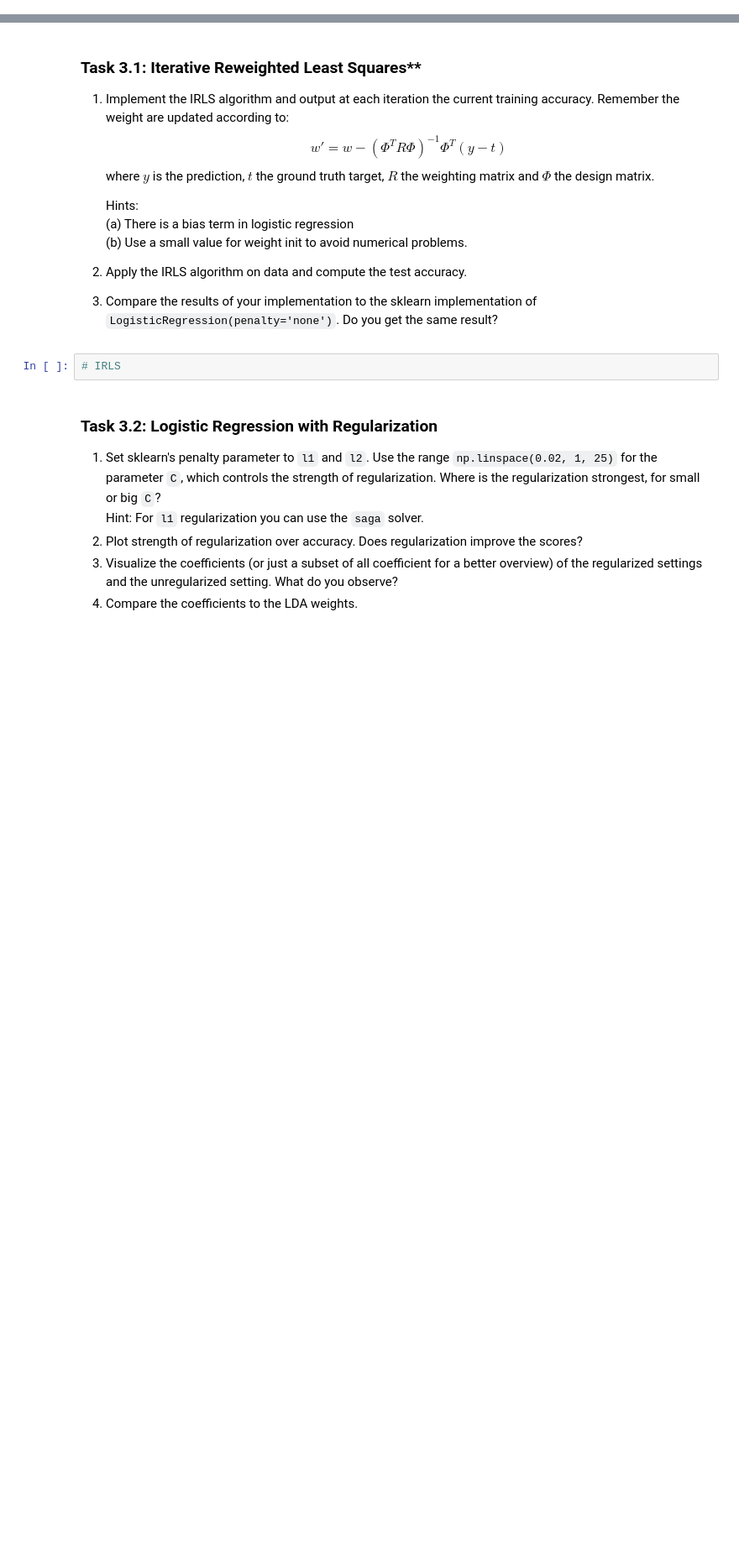
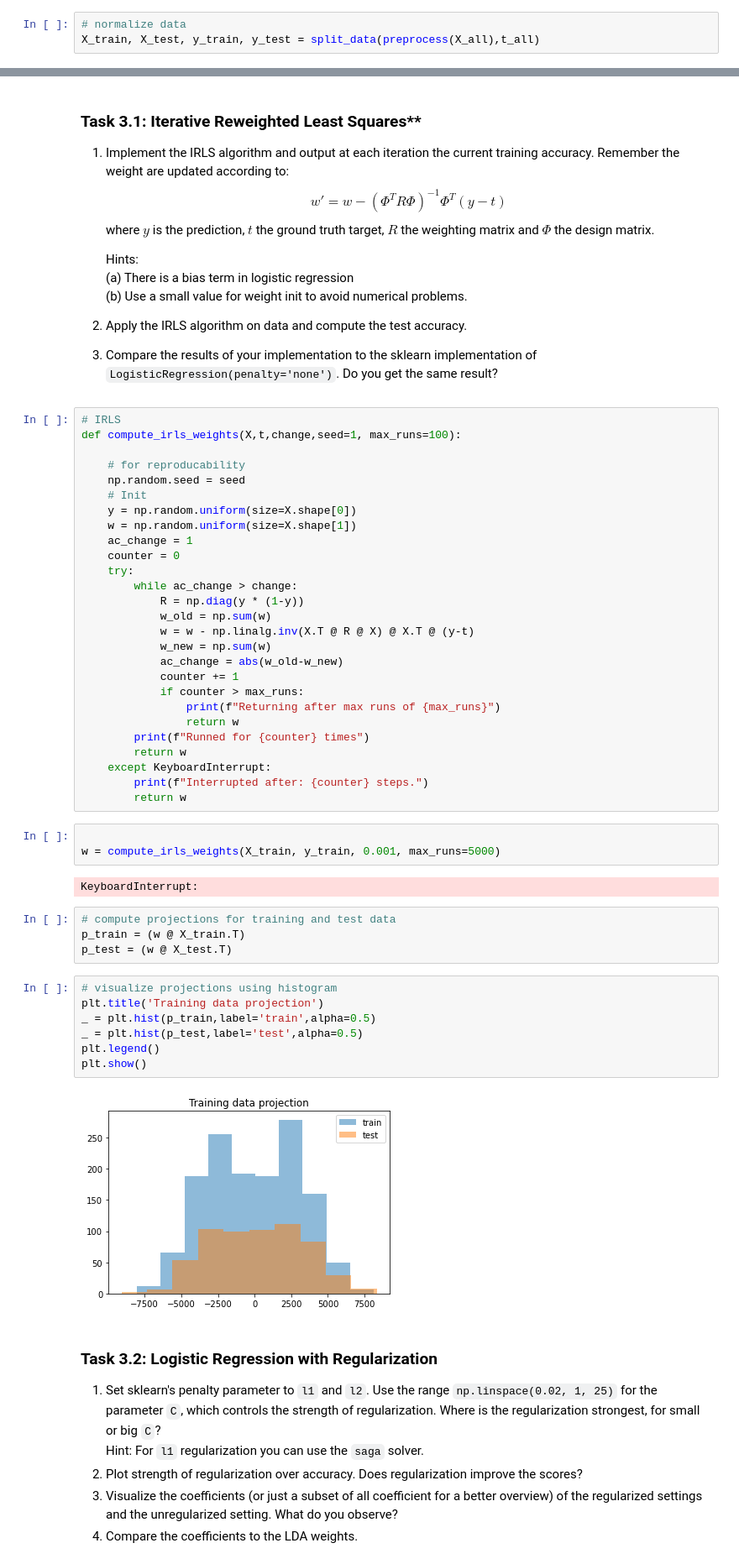
Before and after one commit to simonblaue/Master, a Jupyter notebook: Machine Learning/Practical 2/2_[NAME1]_[NAME2]_[NAME3].ipynb, the cells around one changed output, grey strips where cells are left out. Shown at 84% size. Drawn from its saved outputs; the diff is of its cells as text; blank space fills up the shorter version.

```diff
--- a/Machine Learning/Practical 2/2_[NAME1]_[NAME2]_[NAME3].ipynb
+++ b/Machine Learning/Practical 2/2_[NAME1]_[NAME2]_[NAME3].ipynb
@@ -343,0 +334,3 @@ Make sure the data has has zero mean and variance 1 per feature.
+# %%
+# normalize data
+X_train, X_test, y_train, y_test = split_data(preprocess(X_all),t_all)
@@ -355,8 +351,51 @@ where $y$ is the prediction, $t$ the ground truth target, $R$ the weighting matr
 
 2. Apply the IRLS algorithm on data and compute the test accuracy.
 3. Compare the results of your implementation to the sklearn implementation of `LogisticRegression(penalty='none')`. Do you get the same result?
-# %%
-# IRLS
+# %%
+# IRLS
+def compute_irls_weights(X,t,change,seed=1, max_runs=100):
+
+    # for reproducability
+    np.random.seed = seed
+    # Init
+    y = np.random.uniform(size=X.shape[0])
+    w = np.random.uniform(size=X.shape[1])
+    ac_change = 1
+    counter = 0
+    try:
+        while ac_change > change:
+            R = np.diag(y * (1-y))
+            w_old = np.sum(w)
+            w = w - np.linalg.inv(X.T @ R @ X) @ X.T @ (y-t)
+            w_new = np.sum(w)
+            ac_change = abs(w_old-w_new)
+            counter += 1
+            if counter > max_runs:
+                print(f"Returning after max runs of {max_runs}")
+                return w
+        print(f"Runned for {counter} times")
+        return w
+    except KeyboardInterrupt:
+        print(f"Interrupted after: {counter} steps.")
+        return w
+# %%
+
+w = compute_irls_weights(X_train, y_train, 0.001, max_runs=5000)
+# %% [output]
+KeyboardInterrupt:
+# %%
+# compute projections for training and test data
+p_train = (w @ X_train.T)
+p_test = (w @ X_test.T)
+# %%
+# visualize projections using histogram
+plt.title('Training data projection')
+_ = plt.hist(p_train,label='train',alpha=0.5)
+_ = plt.hist(p_test,label='test',alpha=0.5)
+plt.legend()
+plt.show()
+# %% [output]
+[figure, added]
 # %% [markdown]
 ### Task 3.2: Logistic Regression with Regularization
 
```
Also changed, not shown: parts of 4 cells of this notebook, 1 other file.
